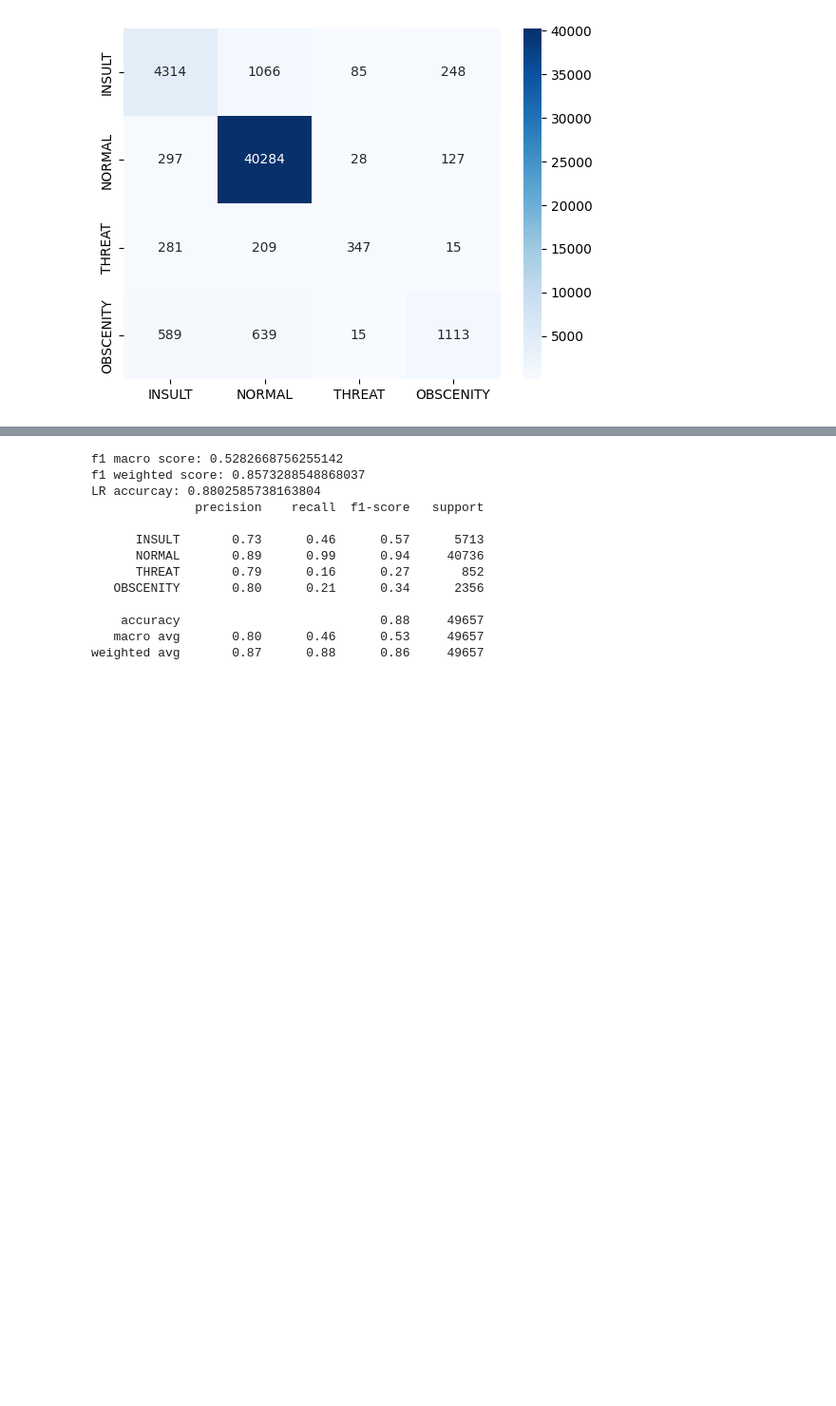
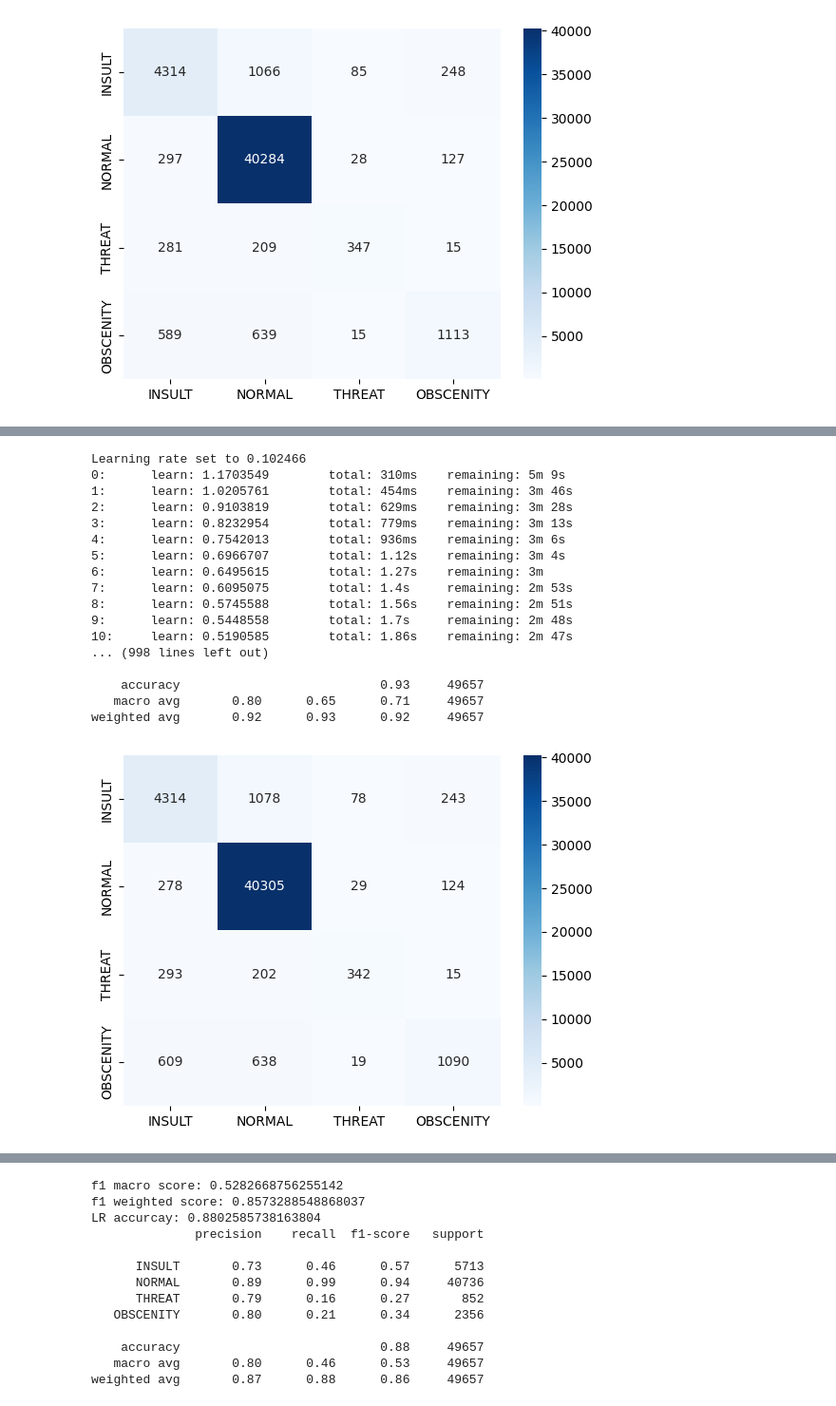
Before and after one commit to toxic-comments/toxic-comments, a Jupyter notebook: nonlinear-models/sokolov.ipynb, the cells around one changed output, grey strips where cells are left out. Shown at 95% size. Drawn from its saved outputs; the diff is of its cells as text; code cells hidden in the pictures; blank space fills up the shorter version.

```diff
--- a/nonlinear-models/sokolov.ipynb
+++ b/nonlinear-models/sokolov.ipynb
@@ -387 +399,26 @@ weighted avg       0.92      0.93      0.92     49657
+# %%
+cb = CatBoostClassifier()
+cb.fit(X_train, y_train)
+y_pred_cb = cb.predict(X_test)
+
+print_multiclass_metrics(y_test, y_pred_cb)
+# %% [output]
+Learning rate set to 0.102466
+0:      learn: 1.1703549        total: 310ms    remaining: 5m 9s
+1:      learn: 1.0205761        total: 454ms    remaining: 3m 46s
+2:      learn: 0.9103819        total: 629ms    remaining: 3m 28s
+3:      learn: 0.8232954        total: 779ms    remaining: 3m 13s
+4:      learn: 0.7542013        total: 936ms    remaining: 3m 6s
+5:      learn: 0.6966707        total: 1.12s    remaining: 3m 4s
+6:      learn: 0.6495615        total: 1.27s    remaining: 3m
+7:      learn: 0.6095075        total: 1.4s     remaining: 2m 53s
+8:      learn: 0.5745588        total: 1.56s    remaining: 2m 51s
+9:      learn: 0.5448558        total: 1.7s     remaining: 2m 48s
+10:     learn: 0.5190585        total: 1.86s    remaining: 2m 47s
+... (998 lines left out)
+
+    accuracy                           0.93     49657
+   macro avg       0.80      0.65      0.71     49657
+weighted avg       0.92      0.93      0.92     49657
+[figure, added]
 # %% [markdown]
```
Also changed, not shown: parts of 9 cells of this notebook, 4 other files.
